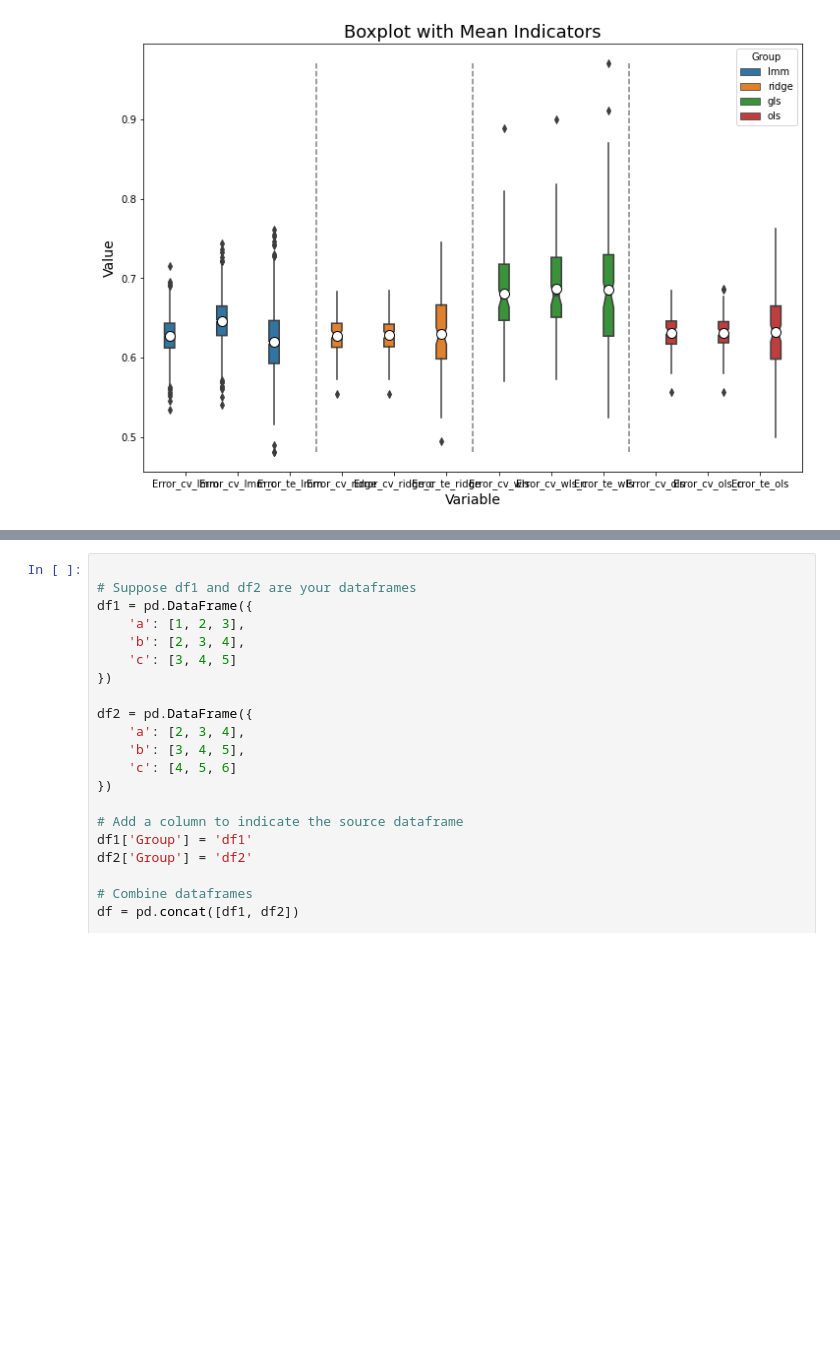
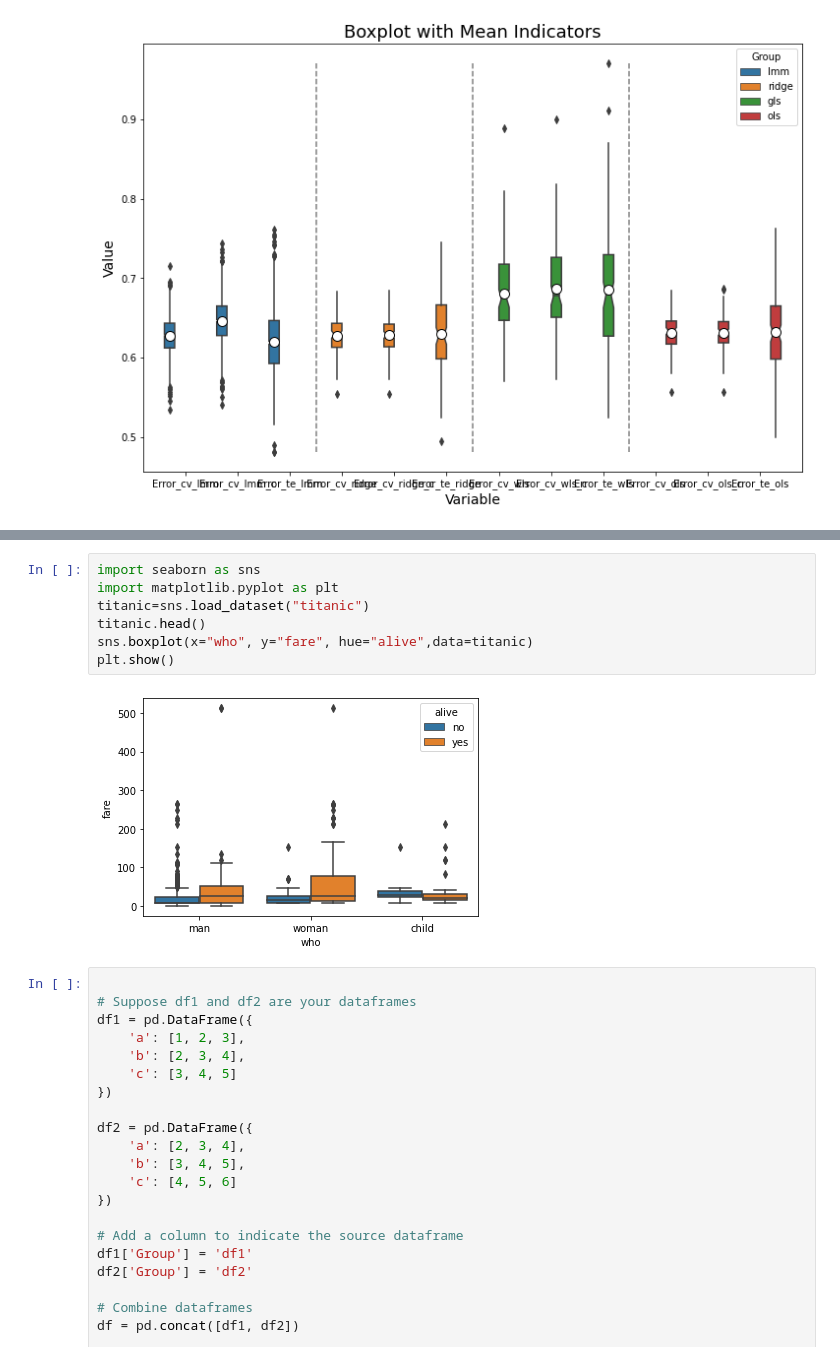
Before and after one commit to ArchibaldChain/CVc_in_bioinformatics, a Jupyter notebook: src/Plot/plot_output.ipynb, the cells around one changed output, grey strips where cells are left out. Cells and saved outputs as stored; diff of their text form; blank space fills up the shorter version.

```diff
--- a/src/Plot/plot_output.ipynb
+++ b/src/Plot/plot_output.ipynb
@@ -248,3 +398,12 @@ plt.show()
+# %%
+import seaborn as sns
+import matplotlib.pyplot as plt
+titanic=sns.load_dataset("titanic")
+titanic.head()
+sns.boxplot(x="who", y="fare", hue="alive",data=titanic)
+plt.show()
+# %% [output]
+[figure, added]
 # %%
 
 # Suppose df1 and df2 are your dataframes
```
Also changed, not shown: parts of 11 cells of this notebook, 26 other files.
